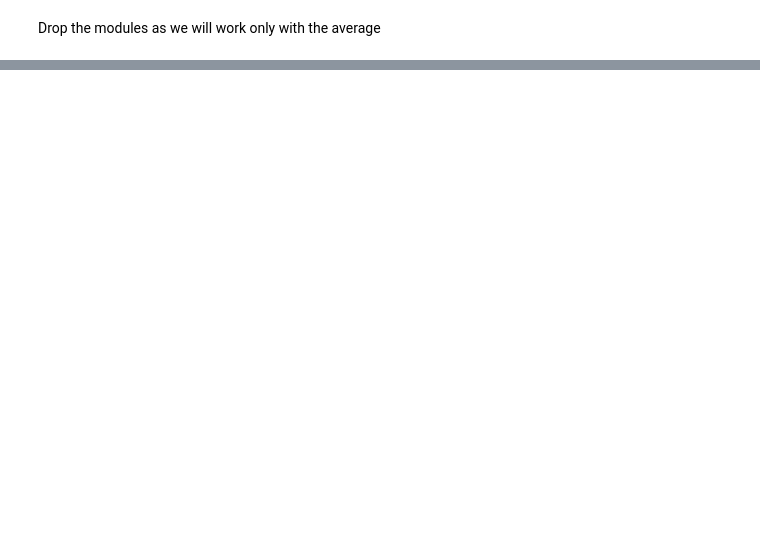
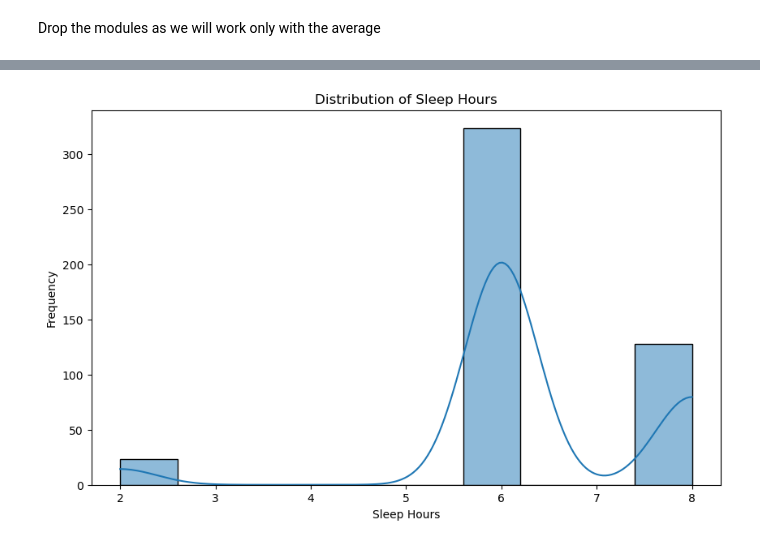
Before and after one commit to mohammed-el-amine-kichah/data-mining-ensia-studient-performance, a Jupyter notebook: real_project.ipynb, the cells around one changed output, grey strips where cells are left out. Drawn from its saved outputs; the diff is of its cells as text; code cells hidden in the pictures; blank space fills up the shorter version.

```diff
--- a/real_project.ipynb
+++ b/real_project.ipynb
@@ -220,0 +392,36 @@ combined_data.to_csv('student_performance.csv', index=False)
+# %%
+data['Study hours start time'] = data['Study hours start time'].astype('int')
+data['Study hours end time'] = data['Study hours end time'].astype('int')
+# %%
+data.rename(columns={
+    'Gender': 'gender',
+    'In which year of your studies are you currently enrolled:': 'year_of_study',
+    'BAC specialty': 'bac_specialty',
+    'Where do you prefer to study:': 'study_place',
+    'You prefer to study alone: ': 'study_preference',
+    'What learning methods do help you understand better: ': 'learning_methods',
+    'What types of resources do you use most:': 'resources_used',
+    'Do you use a planer or a schedule': 'use_planner',
+    'Problems': 'problems',
+    '2. Second:': 'second_problem',
+    '3. Third:': 'third_problem',
+    'Rate your satisfaction with the schools program:': 'satisfaction_with_program',
+    'Do you engage in any external activities (not related to the study field):': 'external_activities',
+    'Your level of motivation for joining ENSIA': 'motivation_for_joining',
+    'How much do you like the field of Artificial Intelligence :': 'interest_in_ai',
+    'How do others feedbacks influence you:': 'feedback_influence',
+    'How many hours do you sleep ': 'sleep_hours',
+    'How well do you handle stress and pressure :': 'stress_handling',
+    'In a scale of 1 to 10 how do you rate your level in the following fields:\n1. English:': 'english_level',
+    '2. Programming:\n': 'programming_level',
+    '3. Computer science:': 'cs_level',
+    '4. Mathematics': 'math_level',
+
+    '1Y_Average': '1Y_avg',
+
+    '2Y_Average': '2Y_avg',
+
+    '3Y_Average': '3Y_avg',
+    'Study hours start time': 'study_hours_start',
+    'Study hours end time': 'study_hours_end'
+}, inplace=True)
@@ -220,0 +457,10 @@ combined_data.to_csv('student_performance.csv', index=False)
+# %%
+# Distribution of sleep hours
+plt.figure(figsize=(10, 6))
+sns.histplot(data['sleep_hours'], bins=10, kde=True)
+plt.title('Distribution of Sleep Hours')
+plt.xlabel('Sleep Hours')
+plt.ylabel('Frequency')
+plt.show()
+# %% [output]
+[figure, added]
```
Also changed, not shown: parts of 38 cells of this notebook, 2 other files.
